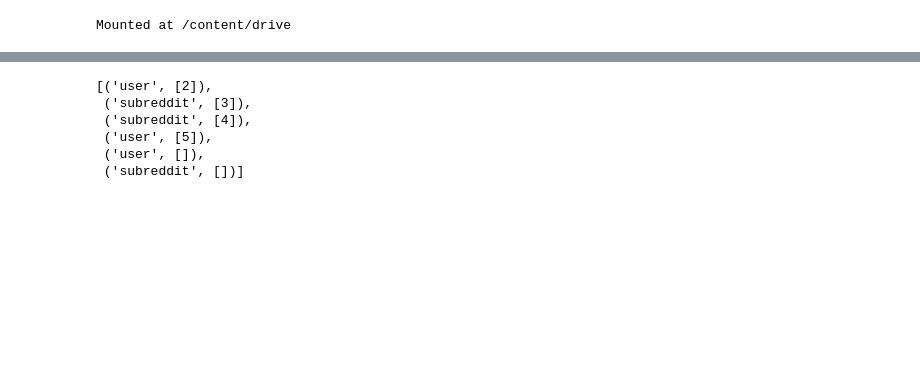
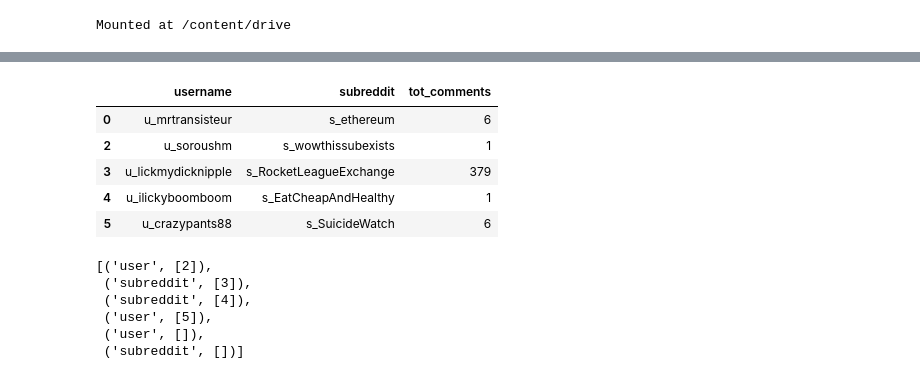
Before and after one commit to yl-miao/Reddit-Recommendation-System, a Jupyter notebook: sg.ipynb, the cells around one changed output, grey strips where cells are left out. Cells and saved outputs as stored; diff of their text form; code cells hidden in the pictures; blank space fills up the shorter version.

```diff
--- a/sg.ipynb
+++ b/sg.ipynb
@@ -155,3 +237,12 @@ StellarGraph: Undirected multigraph
+# %%
+edges.head()
+# %% [output]
+|  | username | subreddit | tot_comments |
+| 0 | u_mrtransisteur | s_ethereum | 6 |
+| 2 | u_soroushm | s_wowthissubexists | 1 |
+| 3 | u_lickmydicknipple | s_RocketLeagueExchange | 379 |
+| 4 | u_ilickyboomboom | s_EatCheapAndHealthy | 1 |
+| 5 | u_crazypants88 | s_SuicideWatch | 6 |
 # %%
 edges_train, edges_test = model_selection.train_test_split(
     edges, train_size=train_size, test_size=test_size
```
Also changed, not shown: parts of 10 cells of this notebook.
